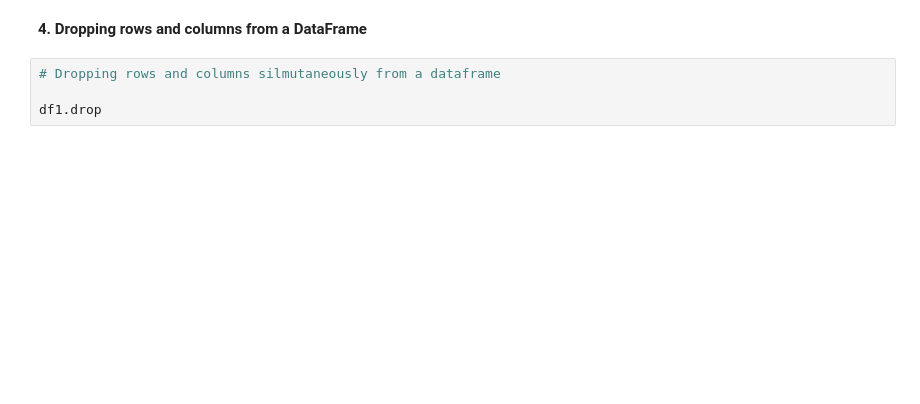
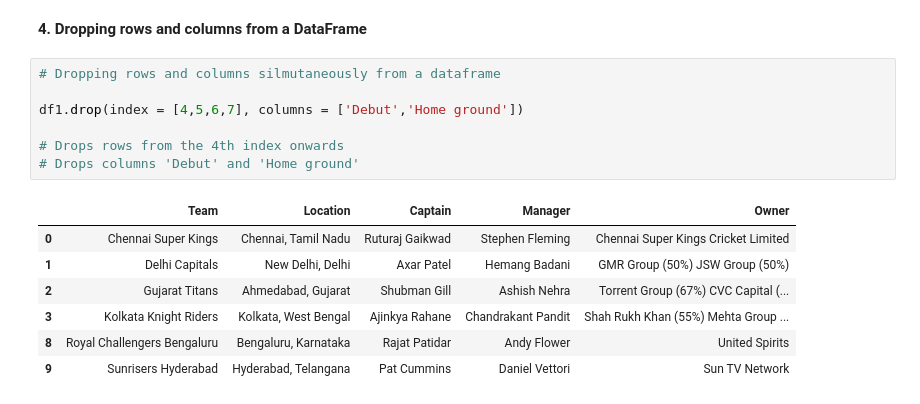
Before and after one commit to Perminus-Karuri/dataanalysis, a Jupyter notebook: data_processing.ipynb, the cells around one changed output. Saved outputs shown, nothing was run; the diff lists cells and outputs as text; blank space fills up the shorter version.

```diff
--- a/data_processing.ipynb
+++ b/data_processing.ipynb
@@ -114,4 +114,15 @@ df1
 # %%
 # Dropping rows and columns silmutaneously from a dataframe
 
-df1.drop
+df1.drop(index = [4,5,6,7], columns = ['Debut','Home ground'])
+
+# Drops rows from the 4th index onwards
+# Drops columns 'Debut' and 'Home ground'
+# %% [output]
+|  | Team | Location | Captain | Manager | Owner |
+| 0 | Chennai Super Kings | Chennai, Tamil Nadu | Ruturaj Gaikwad | Stephen Fleming | Chennai Super Kings Cricket Limited |
+| 1 | Delhi Capitals | New Delhi, Delhi | Axar Patel | Hemang Badani | GMR Group (50%) JSW Group (50%) |
+| 2 | Gujarat Titans | Ahmedabad, Gujarat | Shubman Gill | Ashish Nehra | Torrent Group (67%) CVC Capital (... |
+| 3 | Kolkata Knight Riders | Kolkata, West Bengal | Ajinkya Rahane | Chandrakant Pandit | Shah Rukh Khan (55%) Mehta Group ... |
+| 8 | Royal Challengers Bengaluru | Bengaluru, Karnataka | Rajat Patidar | Andy Flower | United Spirits |
+| 9 | Sunrisers Hyderabad | Hyderabad, Telangana | Pat Cummins | Daniel Vettori | Sun TV Network |
```
Also changed, not shown: 1 other file.
